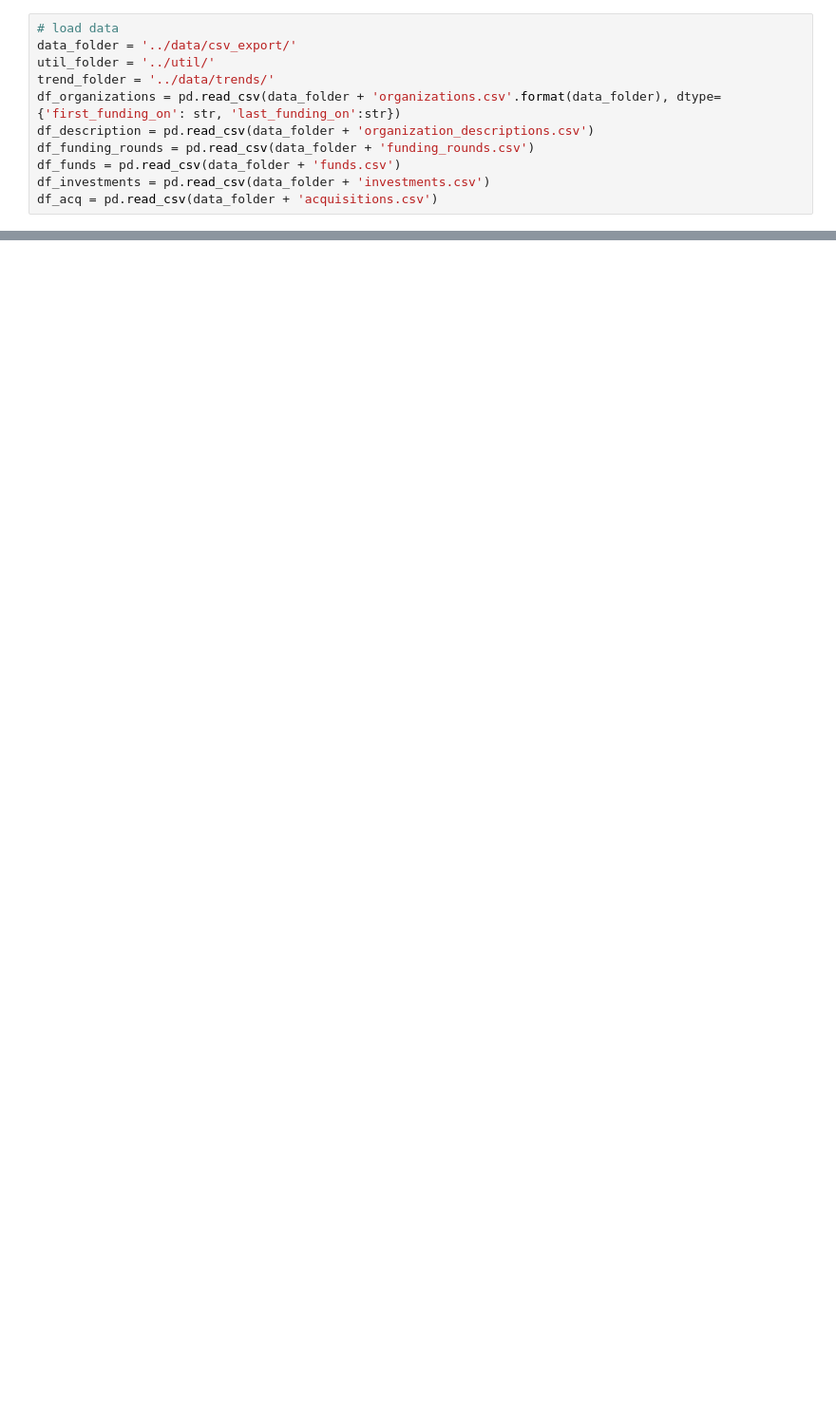
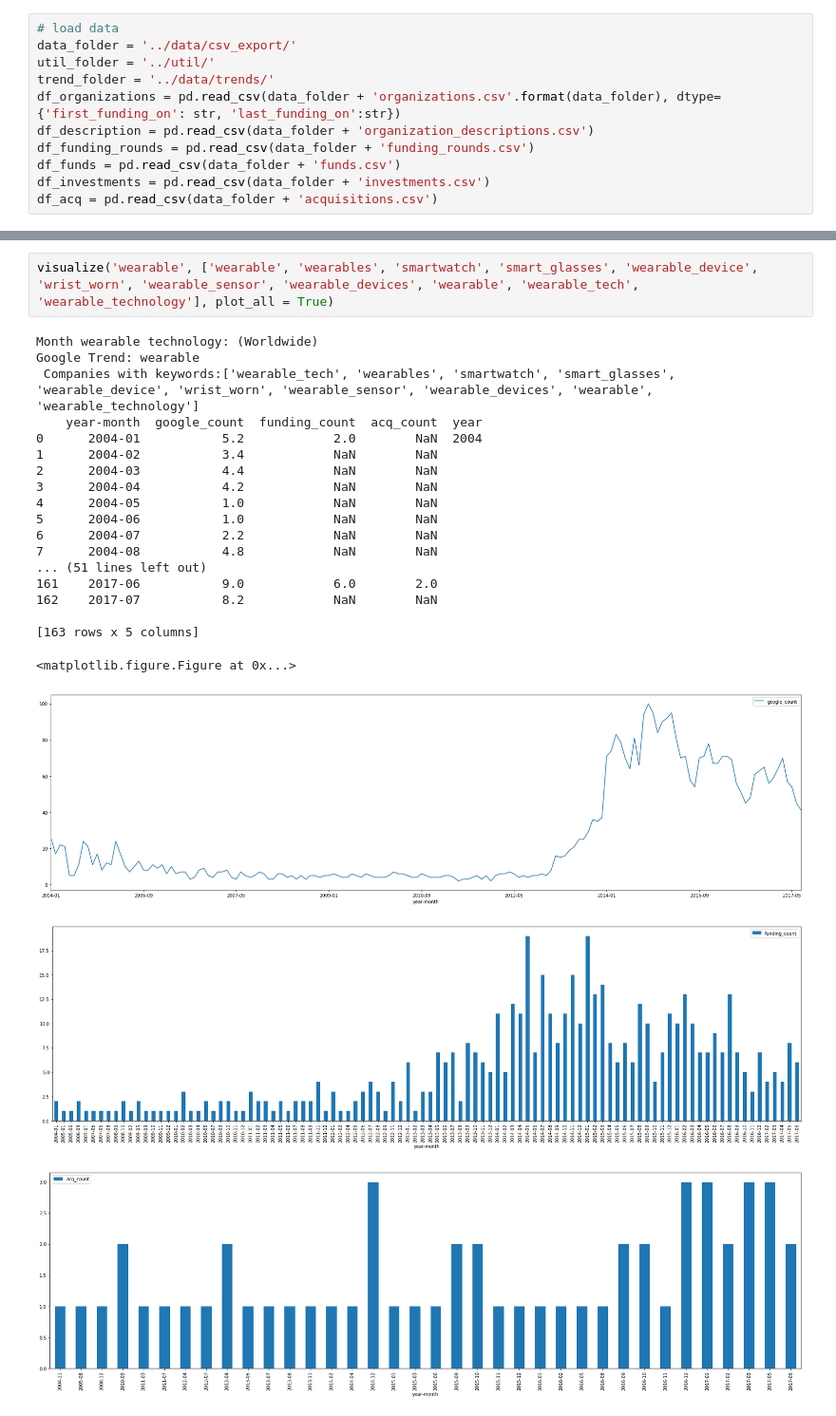
Before and after one commit to coffeemadd/futureplay, a Jupyter notebook: src/visualize_trend.py.ipynb, the cells around one changed output, grey strips where cells are left out. Shown: that part at 95% size. Saved outputs shown, nothing was run; the diff lists cells and outputs as text; blank space fills up the shorter version.

```diff
--- a/src/visualize_trend.py.ipynb
+++ b/src/visualize_trend.py.ipynb
@@ -114,0 +178,24 @@ augmented_reality
+# %%
+visualize('wearable', ['wearable', 'wearables', 'smartwatch', 'smart_glasses', 'wearable_device', 'wrist_worn', 'wearable_sensor', 'wearable_devices', 'wearable', 'wearable_tech', 'wearable_technology'], plot_all = True)
+# %% [output]
+Month wearable technology: (Worldwide)
+Google Trend: wearable
+ Companies with keywords:['wearable_tech', 'wearables', 'smartwatch', 'smart_glasses', 'wearable_device', 'wrist_worn', 'wearable_sensor', 'wearable_devices', 'wearable', 'wearable_technology']
+    year-month  google_count  funding_count  acq_count  year
+0      2004-01           5.2            2.0        NaN  2004
+1      2004-02           3.4            NaN        NaN
+2      2004-03           4.4            NaN        NaN
+3      2004-04           4.2            NaN        NaN
+4      2004-05           1.0            NaN        NaN
+5      2004-06           1.0            NaN        NaN
+6      2004-07           2.2            NaN        NaN
+7      2004-08           4.8            NaN        NaN
+... (51 lines left out)
+161    2017-06           9.0            6.0        2.0
+162    2017-07           8.2            NaN        NaN
+
+[163 rows x 5 columns]
+<matplotlib.figure.Figure at 0x...>
+[figure, added]
+[figure, added]
+[figure, added]
```
Also changed, not shown: parts of 7 cells of this notebook.
